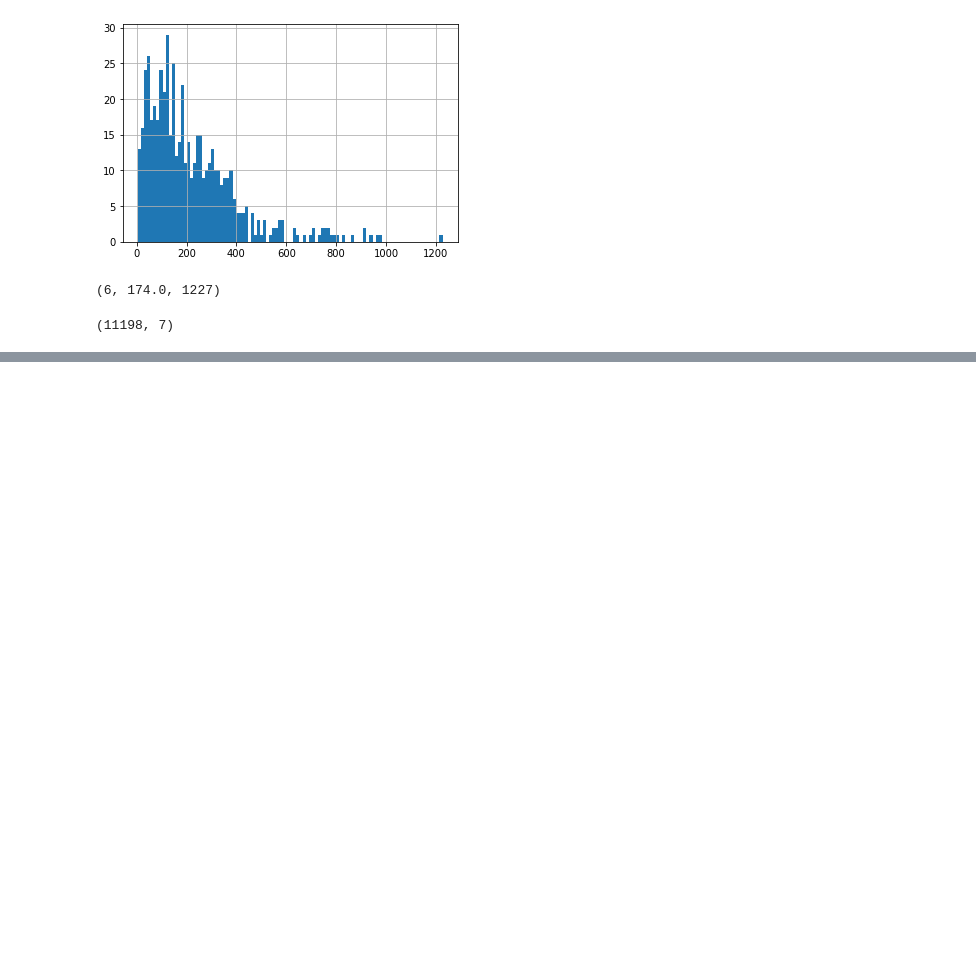
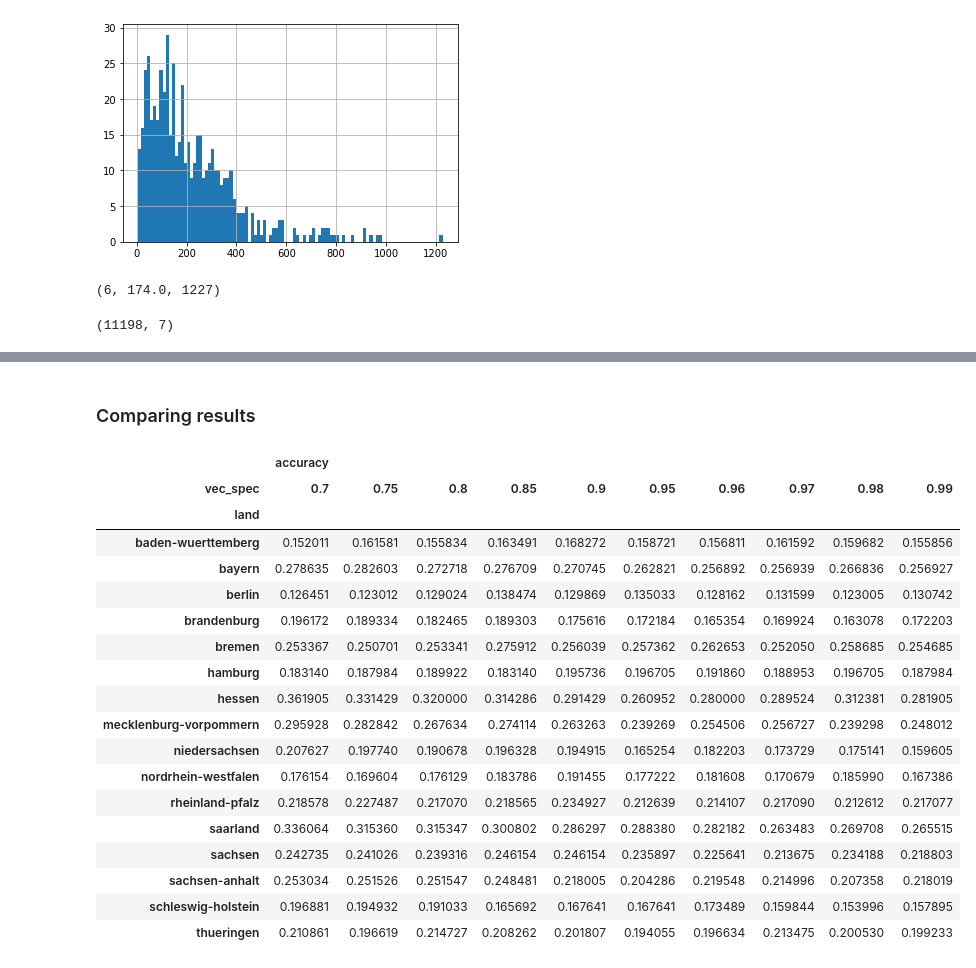
Before and after one commit to rxvl-d/curri, a Jupyter notebook: notebooks/paper-submission.ipynb, the cells around one changed output, grey strips where cells are left out. Saved outputs shown, nothing was run; the diff lists cells and outputs as text; code cells hidden in the pictures; blank space fills up the shorter version.

```diff
--- a/notebooks/paper-submission.ipynb
+++ b/notebooks/paper-submission.ipynb
@@ -155,0 +228,37 @@ INFO:root:train_score: {'land': 'berlin', 'name': 'xgbClassifier', 'vec_type': '
+# %%
+with open('../results/iwildspaper/babelkw_accuracies_by_state_threshold.pkl', 'wb') as f:
+    pickle.dump(babel_results[['vec_spec', 'land', 'accuracy']], f)
+# %% [markdown]
+### Comparing results
+# %%
+with open('../results/iwildspaper/sentence_transformer_accuracies_by_state.pkl', 'rb') as f:
+    st = pickle.load(f)
+# %%
+with open('../results/iwildspaper/wikikw_accuracies_by_state_threshold.pkl', 'rb') as f:
+    wk = pickle.load(f)
+# %%
+with open('../results/iwildspaper/babelkw_accuracies_by_state_threshold.pkl', 'rb') as f:
+    bl = pickle.load(f)
+# %%
+bl.pivot(index='land', columns='vec_spec').\
+    style.highlight_max(color='lightgreen').highlight_min(color='red')
+# %% [output]
+|  | accuracy |  |  |  |  |  |  |  |  |  |
+| vec_spec | 0.7 | 0.75 | 0.8 | 0.85 | 0.9 | 0.95 | 0.96 | 0.97 | 0.98 | 0.99 |
+| land |  |  |  |  |  |  |  |  |  |  |
+| baden-wuerttemberg | 0.152011 | 0.161581 | 0.155834 | 0.163491 | 0.168272 | 0.158721 | 0.156811 | 0.161592 | 0.159682 | 0.155856 |
+| bayern | 0.278635 | 0.282603 | 0.272718 | 0.276709 | 0.270745 | 0.262821 | 0.256892 | 0.256939 | 0.266836 | 0.256927 |
+| berlin | 0.126451 | 0.123012 | 0.129024 | 0.138474 | 0.129869 | 0.135033 | 0.128162 | 0.131599 | 0.123005 | 0.130742 |
+| brandenburg | 0.196172 | 0.189334 | 0.182465 | 0.189303 | 0.175616 | 0.172184 | 0.165354 | 0.169924 | 0.163078 | 0.172203 |
+| bremen | 0.253367 | 0.250701 | 0.253341 | 0.275912 | 0.256039 | 0.257362 | 0.262653 | 0.252050 | 0.258685 | 0.254685 |
+| hamburg | 0.183140 | 0.187984 | 0.189922 | 0.183140 | 0.195736 | 0.196705 | 0.191860 | 0.188953 | 0.196705 | 0.187984 |
+| hessen | 0.361905 | 0.331429 | 0.320000 | 0.314286 | 0.291429 | 0.260952 | 0.280000 | 0.289524 | 0.312381 | 0.281905 |
+| mecklenburg-vorpommern | 0.295928 | 0.282842 | 0.267634 | 0.274114 | 0.263263 | 0.239269 | 0.254506 | 0.256727 | 0.239298 | 0.248012 |
+| niedersachsen | 0.207627 | 0.197740 | 0.190678 | 0.196328 | 0.194915 | 0.165254 | 0.182203 | 0.173729 | 0.175141 | 0.159605 |
+| nordrhein-westfalen | 0.176154 | 0.169604 | 0.176129 | 0.183786 | 0.191455 | 0.177222 | 0.181608 | 0.170679 | 0.185990 | 0.167386 |
+| rheinland-pfalz | 0.218578 | 0.227487 | 0.217070 | 0.218565 | 0.234927 | 0.212639 | 0.214107 | 0.217090 | 0.212612 | 0.217077 |
+| saarland | 0.336064 | 0.315360 | 0.315347 | 0.300802 | 0.286297 | 0.288380 | 0.282182 | 0.263483 | 0.269708 | 0.265515 |
+| sachsen | 0.242735 | 0.241026 | 0.239316 | 0.246154 | 0.246154 | 0.235897 | 0.225641 | 0.213675 | 0.234188 | 0.218803 |
+| sachsen-anhalt | 0.253034 | 0.251526 | 0.251547 | 0.248481 | 0.218005 | 0.204286 | 0.219548 | 0.214996 | 0.207358 | 0.218019 |
+| schleswig-holstein | 0.196881 | 0.194932 | 0.191033 | 0.165692 | 0.167641 | 0.167641 | 0.173489 | 0.159844 | 0.153996 | 0.157895 |
+| thueringen | 0.210861 | 0.196619 | 0.214727 | 0.208262 | 0.201807 | 0.194055 | 0.196634 | 0.213475 | 0.200530 | 0.199233 |
```
Also changed, not shown: parts of 31 cells of this notebook, 3 other files.
